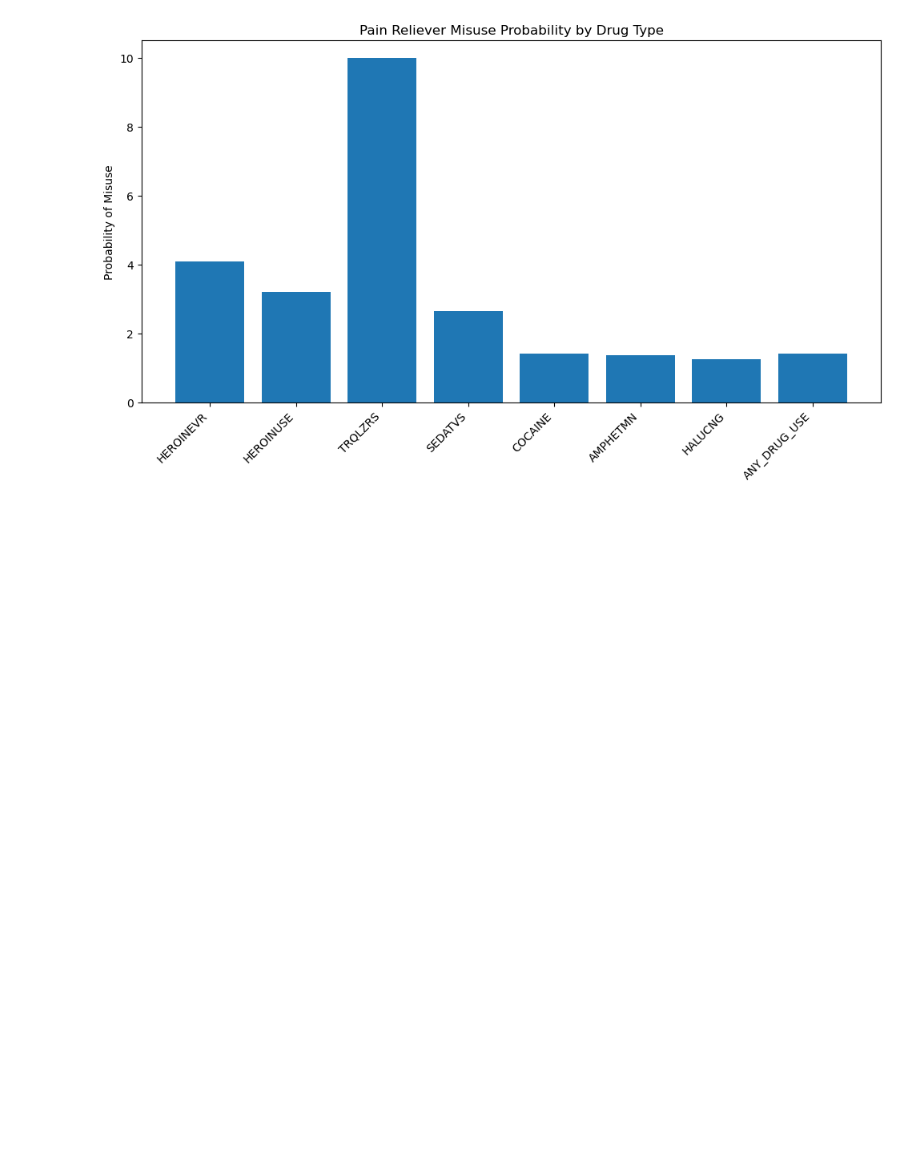
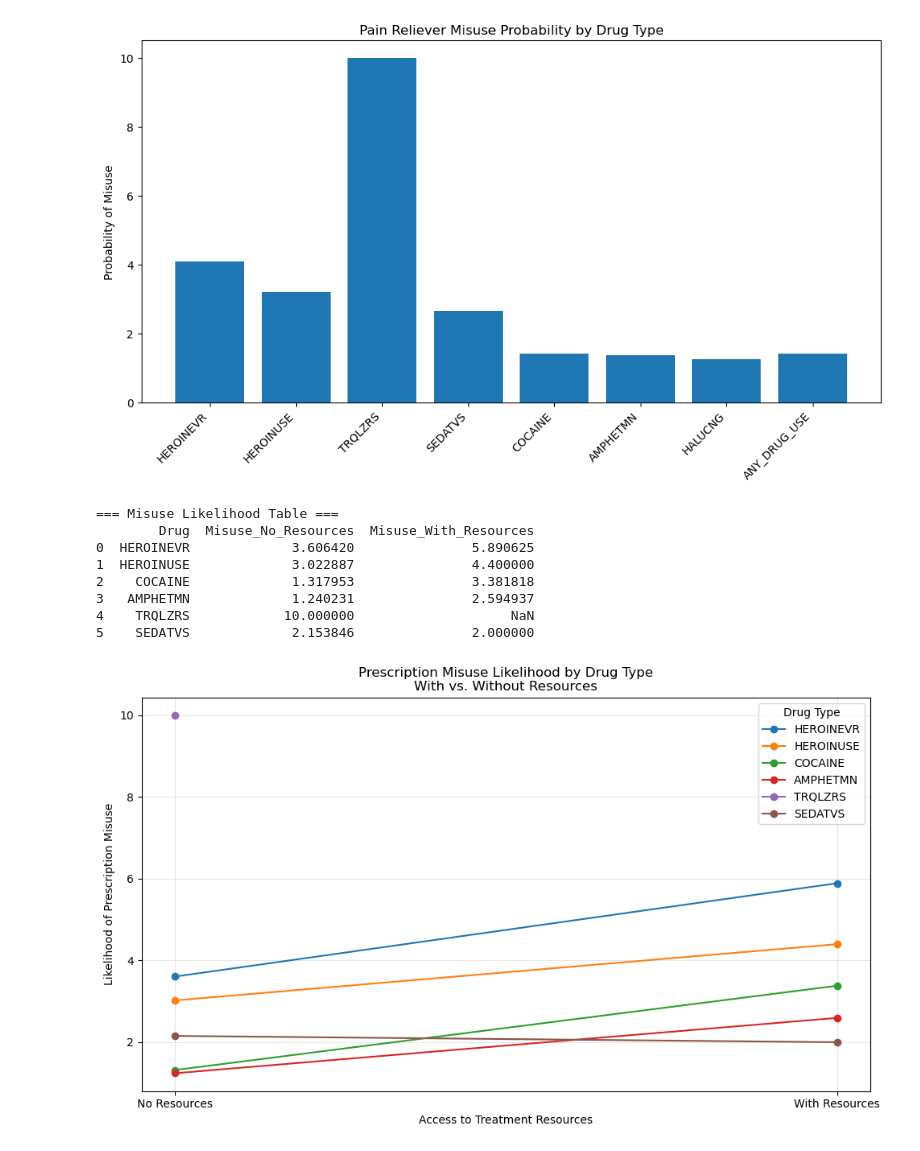
Before and after one commit to ezmar37/Com-Sim-Final, a Jupyter notebook: Com_Sim_F.ipynb, the cells around one changed output. Cells and saved outputs as stored; diff of their text form; code cells hidden in the pictures; blank space fills up the shorter version.

Commit message:
Agentv2
Added an additional cell that includes the separation by drug category

```diff
--- a/Com_Sim_F.ipynb
+++ b/Com_Sim_F.ipynb
@@ -225,3 +225,81 @@ AMPHETMN         1.351627        26199
 HALUCNG          1.255655        55855
 ANY_DRUG_USE     1.404186        47248
 [figure]
+# %%
+import pandas as pd
+import matplotlib.pyplot as plt
+
+# -------------------------
+# 1. Load your dataset
+# -------------------------
+df = pd.read_csv("PDA.csv")
+
+# -------------------------
+# 2. Define relevant columns
+# -------------------------
+MISUSE = "PRLMISAB"   # Prescription drug misuse/abuse
+RESOURCE = "TRTMENT"  # 1 = received treatment resources
+DRUG_COLS = [
+    "HEROINEVR", "HEROINUSE", "COCAINE",
+    "AMPHETMN", "TRQLZRS", "SEDATVS"
+]
+
+# -------------------------
+# 3. Prepare filtered dataset
+# -------------------------
+df_clean = df[[MISUSE, RESOURCE] + DRUG_COLS].dropna()
+
+# -------------------------
+# 4. Create summary table:
+#    misuse likelihood by drug & resources
+# -------------------------
+summary_rows = []
+
+for drug in DRUG_COLS:
+    subset = df_clean[df_clean[drug] == 1]   # only people who used that drug
+
+    if len(subset) == 0:
+        continue
+
+    misuse_no_resources = subset[subset[RESOURCE] == 0][MISUSE].mean()
+    misuse_with_resources = subset[subset[RESOURCE] == 1][MISUSE].mean()
+
+    summary_rows.append({
+        "Drug": drug,
+        "Misuse_No_Resources": misuse_no_resources,
+        "Misuse_With_Resources": misuse_with_resources
+    })
+
+summary_df = pd.DataFrame(summary_rows)
+print("=== Misuse Likelihood Table ===")
+print(summary_df)
+
+# -------------------------
+# 5. Plot results
+# -------------------------
+plt.figure(figsize=(10, 6))
+
+for _, row in summary_df.iterrows():
+    drug = row["Drug"]
+    y_vals = [row["Misuse_No_Resources"], row["Misuse_With_Resources"]]
+
+    plt.plot([0, 1], y_vals, marker="o", label=drug)
+
+plt.xticks([0, 1], ["No Resources", "With Resources"])
+plt.ylabel("Likelihood of Prescription Misuse")
+plt.xlabel("Access to Treatment Resources")
+plt.title("Prescription Misuse Likelihood by Drug Type\nWith vs. Without Resources")
+plt.legend(title="Drug Type")
+plt.grid(True, alpha=0.3)
+plt.tight_layout()
+plt.show()
+# %% [output]
+=== Misuse Likelihood Table ===
+        Drug  Misuse_No_Resources  Misuse_With_Resources
+0  HEROINEVR             3.606420               5.890625
+1  HEROINUSE             3.022887               4.400000
+2    COCAINE             1.317953               3.381818
+3   AMPHETMN             1.240231               2.594937
+4    TRQLZRS            10.000000                    NaN
+5    SEDATVS             2.153846               2.000000
+[figure, added]
```
